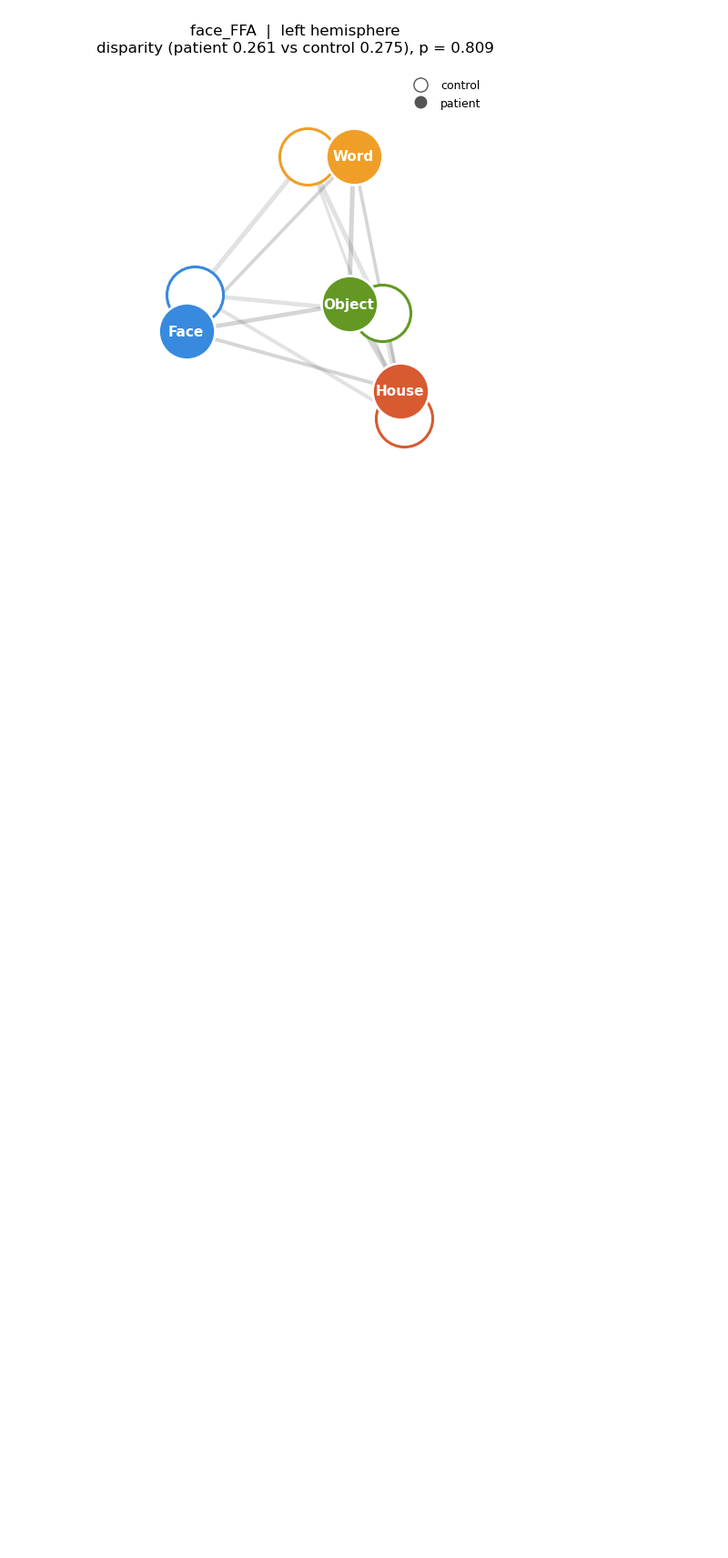
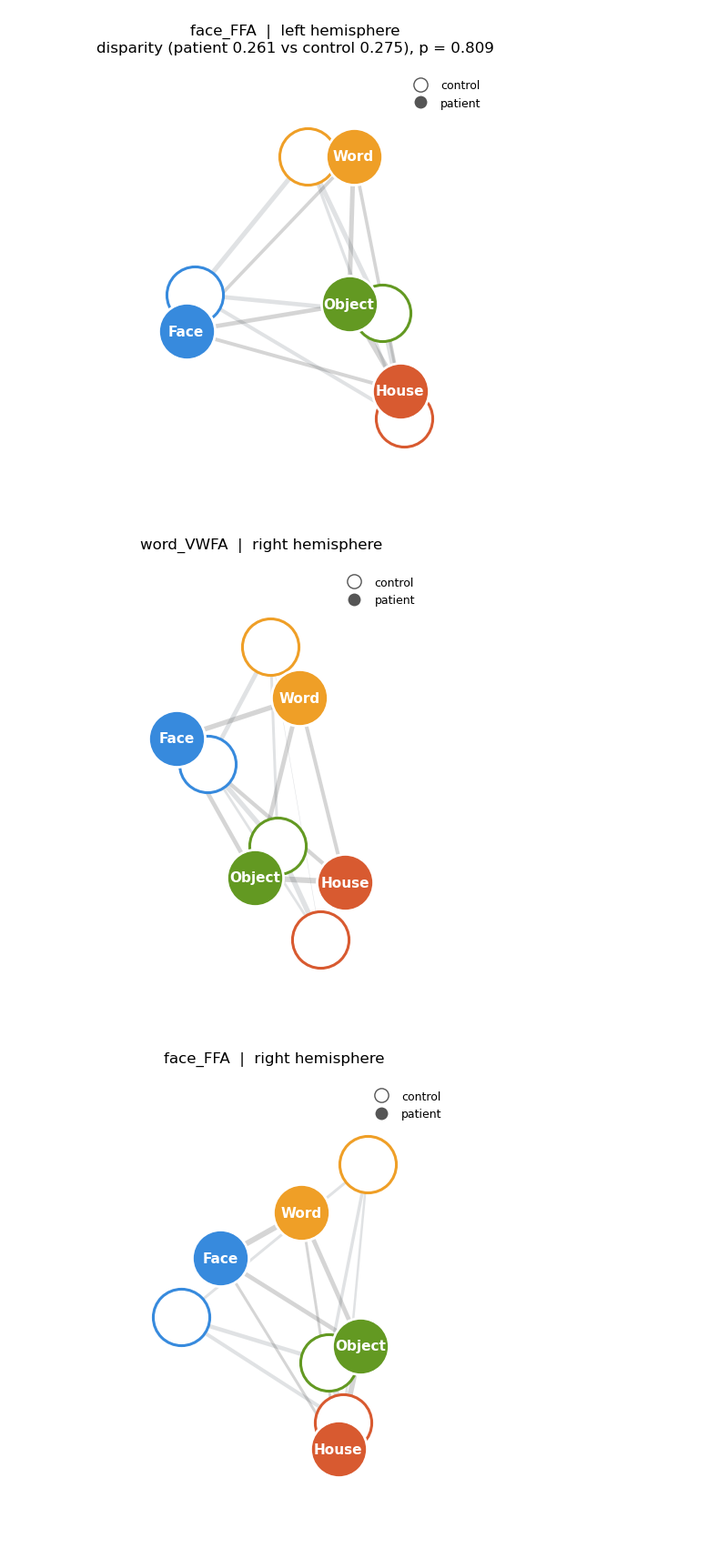
Before and after one commit to cnsimmons/sym_pt, a Jupyter notebook: D_liu/category_rsa_geometry.ipynb, the cells around one changed output. Shown at 91% size. Saved outputs shown, nothing was run; the diff lists cells and outputs as text; code cells hidden in the pictures; blank space fills up the shorter version.

```diff
--- a/D_liu/category_rsa_geometry.ipynb
+++ b/D_liu/category_rsa_geometry.ipynb
@@ -606,3 +606,71 @@ for roi, hemi in SELECTED:
 [figure]
 [figure]
 [figure]
+# %%
+# ─── Procrustes/MDS configuration plots — selected ROI × hemi ────────────
+CAT_COLORS = {'face': '#378ADD', 'house': '#D85A30', 'object': '#639922', 'word': '#EF9F27'}
+PAIRS6 = [('face','object'),('face','house'),('face','word'),
+          ('house','object'),('object','word'),('house','word')]
+
+def aligned_configs(s):
+    cmats = list(subj_mats(s, 'control').values())
+    pmats = list(subj_mats(s, 'patient').values())
+    if len(cmats) < 2 or len(pmats) < 1:
+        return None
+    csim = np.nanmean(np.stack(cmats), axis=0)
+    psim = np.nanmean(np.stack(pmats), axis=0)
+    mtx1, mtx2, _ = procrustes(coords(csim), coords(psim))
+    return csim, psim, mtx1, mtx2
+
+def plot_procrustes(roi, hemi):
+    s = stratum(df, roi, hemi)
+    out = aligned_configs(s)
+    if out is None:
+        return
+    csim, psim, c_xy, p_xy = out
+
+    fig, ax = plt.subplots(figsize=(5.6, 5.6))
+    ax.set_facecolor('white')
+
+    for a, b in PAIRS6:
+        i, j = CATS4.index(a), CATS4.index(b)
+        r = np.clip(np.nan_to_num(csim[i, j]), 0, 1)
+        ax.plot([c_xy[i,0], c_xy[j,0]], [c_xy[i,1], c_xy[j,1]], color='#9aa0a6',
+                lw=0.4 + r*5.5, alpha=0.30, solid_capstyle='round', zorder=1)
+    for a, b in PAIRS6:
+        i, j = CATS4.index(a), CATS4.index(b)
+        r = np.clip(np.nan_to_num(psim[i, j]), 0, 1)
+        ax.plot([p_xy[i,0], p_xy[j,0]], [p_xy[i,1], p_xy[j,1]], color='#444',
+                lw=0.4 + r*5.5, alpha=0.22, solid_capstyle='round', zorder=2)
+
+    for k, cat in enumerate(CATS4):
+        ax.scatter(*c_xy[k], s=2000, facecolor='white', edgecolor=CAT_COLORS[cat],
+                   linewidth=2.2, zorder=4)
+        ax.scatter(*p_xy[k], s=2000, facecolor=CAT_COLORS[cat], edgecolor='white',
+                   linewidth=2.0, zorder=5)
+        ax.annotate(cat.capitalize(), p_xy[k], fontsize=11, fontweight='bold',
+                    color='white', ha='center', va='center', zorder=6)
+
+    ax.set_title(f'{roi}  |  {HEMIS[hemi]} hemisphere', fontsize=12, pad=14)
+    ax.set_aspect('equal'); ax.axis('off')
+    pad = 0.35
+    allxy = np.vstack([c_xy, p_xy])
+    ax.set_xlim(allxy[:,0].min()-pad, allxy[:,0].max()+pad)
+    ax.set_ylim(allxy[:,1].min()-pad, allxy[:,1].max()+pad)
+
+    legend = [plt.Line2D([0],[0], marker='o', color='w', markerfacecolor='white',
+                         markeredgecolor='#555', markersize=11, label='control'),
+              plt.Line2D([0],[0], marker='o', color='w', markerfacecolor='#555',
+                         markersize=11, label='patient')]
+    ax.legend(handles=legend, loc='upper right', frameon=False, fontsize=9)
+
+    plt.tight_layout()
+    plt.savefig(FIG_DIR / f'procrustes_{roi}_{hemi}.png', dpi=300, bbox_inches='tight')
+    plt.show()
+
+SELECTED = [("word_VWFA", "r"), ("face_FFA", "r"), ("face_FFA", "l")]
+for roi, hemi in SELECTED:
+    plot_procrustes(roi, hemi)
+# %% [output]
+[figure, added]
+[figure, added]
```
Also changed, not shown: parts of 1 cell of this notebook.
